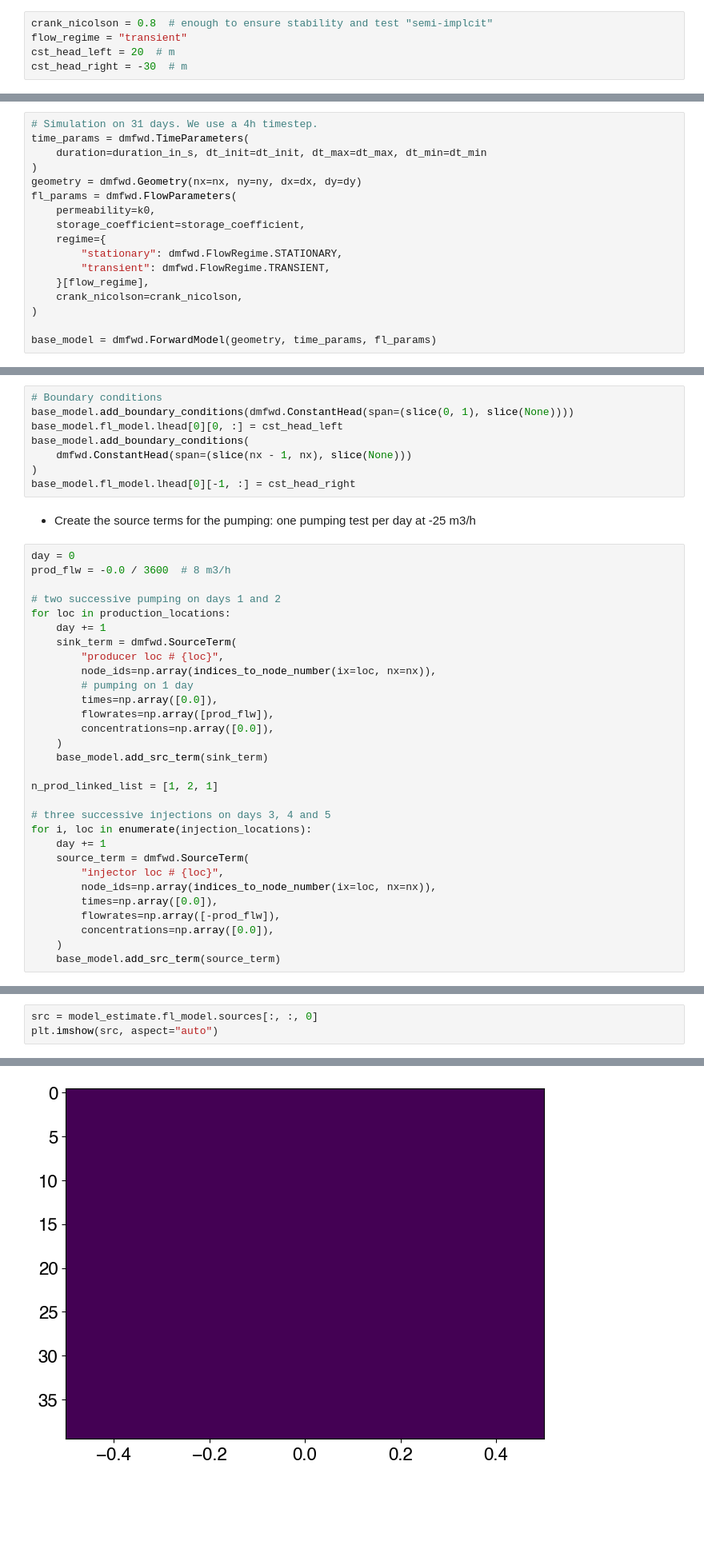
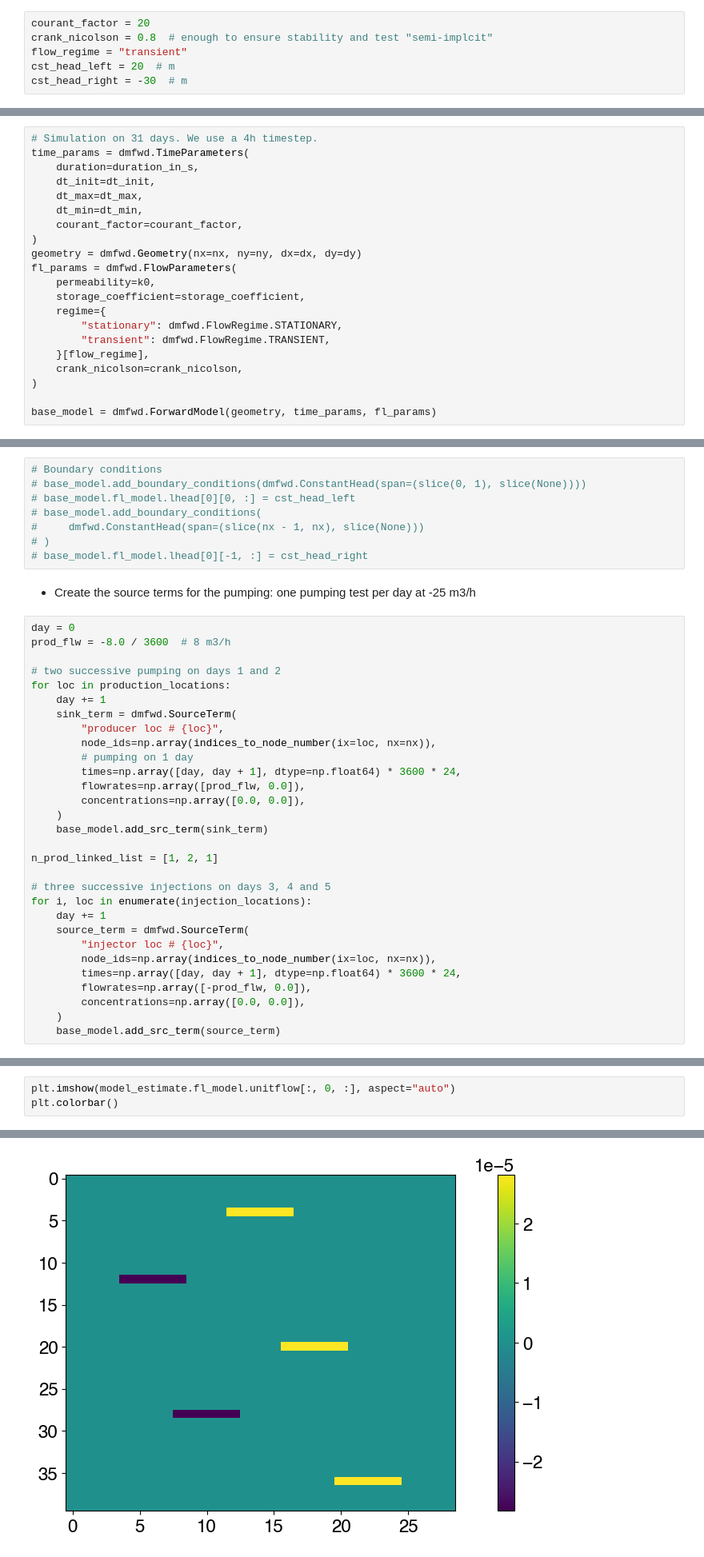
Before and after one commit to antoinecollet5/pyrtid, a Jupyter notebook: examples/adjoint/1d/diff_adv_inv_perm_from_heads_sf_transient.ipynb, the cells around one changed output, grey strips where cells are left out. Shown at 80% size. Saved outputs shown, nothing was run; the diff lists cells and outputs as text; blank space fills up the shorter version.

```diff
--- a/examples/adjoint/1d/diff_adv_inv_perm_from_heads_sf_transient.ipynb
+++ b/examples/adjoint/1d/diff_adv_inv_perm_from_heads_sf_transient.ipynb
@@ -115,6 +115,7 @@ storage_coefficient = 1e-3
 # Values for the x axis ()meters
 x_positions_in_meters: NDArrayFloat = np.arange(nx) * dx + dx / 2
 # %%
+courant_factor = 20
 crank_nicolson = 0.8  # enough to ensure stability and test "semi-implcit"
 flow_regime = "transient"
 cst_head_left = 20  # m
@@ -208,7 +211,11 @@ for format in ["png", "pdf"]:
 # %%
 # Simulation on 31 days. We use a 4h timestep.
 time_params = dmfwd.TimeParameters(
-    duration=duration_in_s, dt_init=dt_init, dt_max=dt_max, dt_min=dt_min
+    duration=duration_in_s,
+    dt_init=dt_init,
+    dt_max=dt_max,
+    dt_min=dt_min,
+    courant_factor=courant_factor,
 )
 geometry = dmfwd.Geometry(nx=nx, ny=ny, dx=dx, dy=dy)
 fl_params = dmfwd.FlowParameters(
@@ -226,17 +233,17 @@ base_model = dmfwd.ForwardModel(geometry, time_params, fl_params)
 - Add boundary conditions and regional recharge
 # %%
 # Boundary conditions
-base_model.add_boundary_conditions(dmfwd.ConstantHead(span=(slice(0, 1), slice(None))))
-base_model.fl_model.lhead[0][0, :] = cst_head_left
-base_model.add_boundary_conditions(
-    dmfwd.ConstantHead(span=(slice(nx - 1, nx), slice(None)))
-)
-base_model.fl_model.lhead[0][-1, :] = cst_head_right
+# base_model.add_boundary_conditions(dmfwd.ConstantHead(span=(slice(0, 1), slice(None))))
+# base_model.fl_model.lhead[0][0, :] = cst_head_left
+# base_model.add_boundary_conditions(
+#     dmfwd.ConstantHead(span=(slice(nx - 1, nx), slice(None)))
+# )
+# base_model.fl_model.lhead[0][-1, :] = cst_head_right
 # %% [markdown]
 - Create the source terms for the pumping: one pumping test per day at -25 m3/h
 # %%
 day = 0
-prod_flw = -0.0 / 3600  # 8 m3/h
+prod_flw = -8.0 / 3600  # 8 m3/h
 
 # two successive pumping on days 1 and 2
 for loc in production_locations:
@@ -245,9 +252,9 @@ for loc in production_locations:
         "producer loc # {loc}",
         node_ids=np.array(indices_to_node_number(ix=loc, nx=nx)),
         # pumping on 1 day
-        times=np.array([0.0]),
-        flowrates=np.array([prod_flw]),
-        concentrations=np.array([0.0]),
+        times=np.array([day, day + 1], dtype=np.float64) * 3600 * 24,
+        flowrates=np.array([prod_flw, 0.0]),
+        concentrations=np.array([0.0, 0.0]),
     )
     base_model.add_src_term(sink_term)
 
@@ -259,9 +266,9 @@ for i, loc in enumerate(injection_locations):
     source_term = dmfwd.SourceTerm(
         "injector loc # {loc}",
         node_ids=np.array(indices_to_node_number(ix=loc, nx=nx)),
-        times=np.array([0.0]),
-        flowrates=np.array([-prod_flw]),
-        concentrations=np.array([0.0]),
+        times=np.array([day, day + 1], dtype=np.float64) * 3600 * 24,
+        flowrates=np.array([-prod_flw, 0.0]),
+        concentrations=np.array([0.0, 0.0]),
     )
     base_model.add_src_term(source_term)
 # %% [markdown]
@@ -283,6 +290,6 @@ dmfwd.ForwardSolver(model_estimate).solve()
 # %% [markdown]
 - Check that the sources have been correctly defined: we plot the flowrate within time for the 30 wells: we see 30 intervals
 # %%
-src = model_estimate.fl_model.sources[:, :, 0]
-plt.imshow(src, aspect="auto")
+plt.imshow(model_estimate.fl_model.unitflow[:, 0, :], aspect="auto")
+plt.colorbar()
 # %% [output]
@@ -290,4 +297,4 @@ plt.imshow(src, aspect="auto")
-[figure, old version]
+[figure, new version]
 # %% [markdown]
 - Top view
 # %%
```
Also changed, not shown: parts of 31 cells of this notebook, 18 other files.
